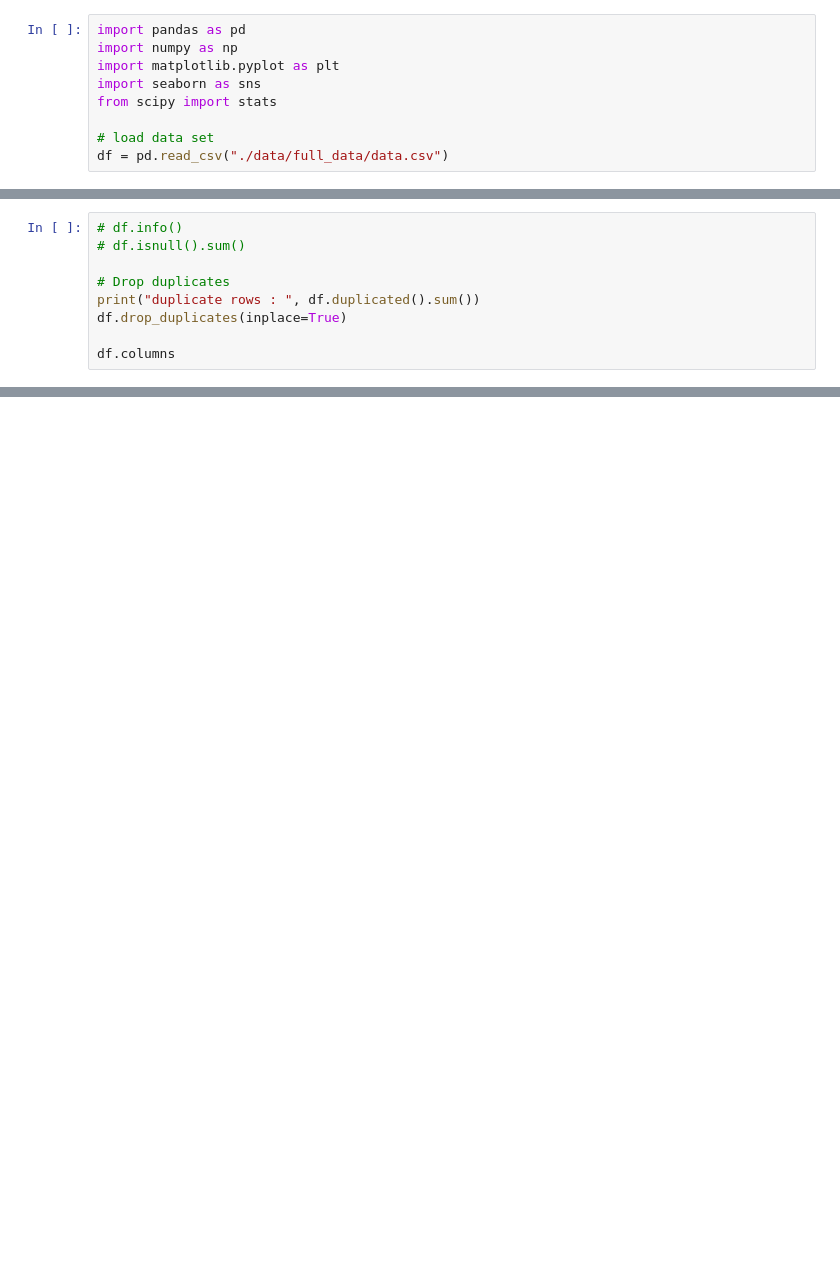
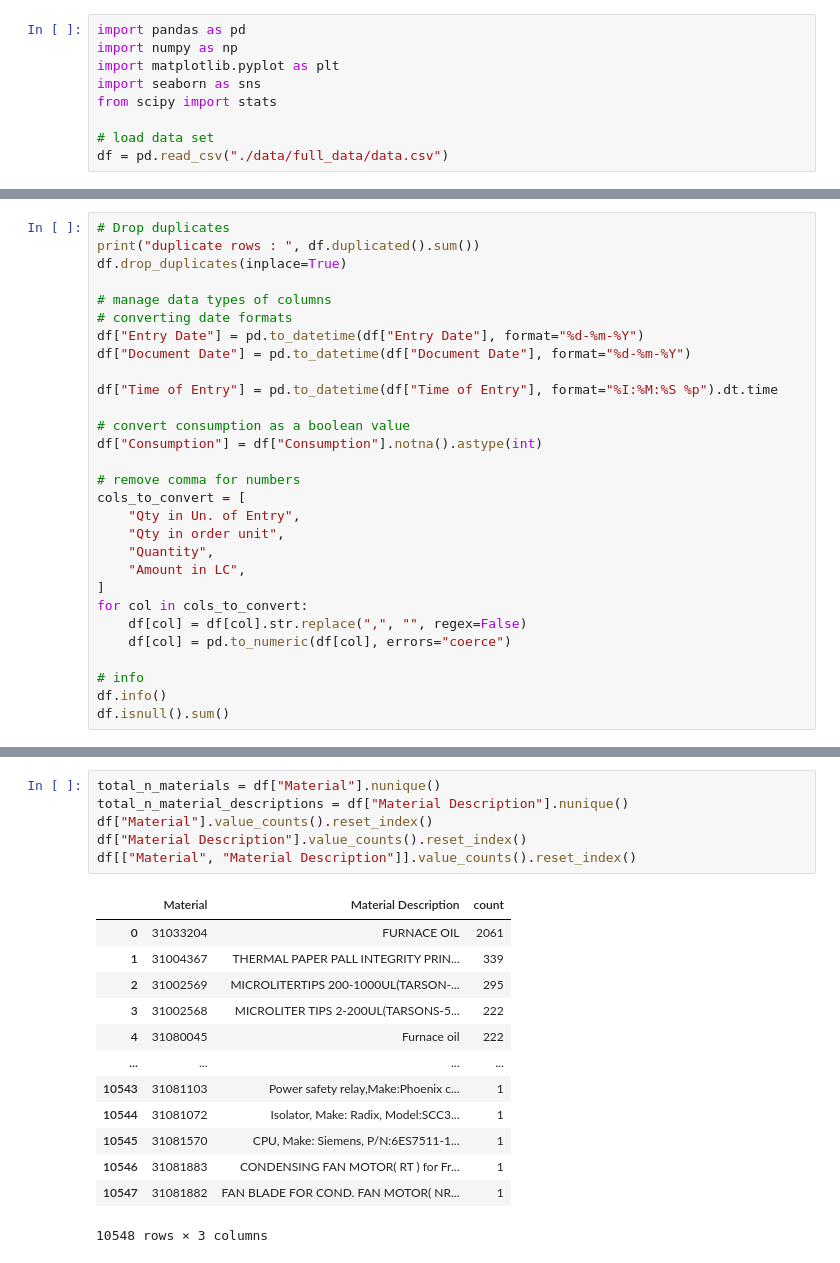
Before and after one commit to SoorajNeel/inventory_optimization_project, a Jupyter notebook: analysis.ipynb, the cells around one changed output, grey strips where cells are left out. Saved outputs shown, nothing was run; the diff lists cells and outputs as text; blank space fills up the shorter version.

```diff
--- a/analysis.ipynb
+++ b/analysis.ipynb
@@ -22,12 +24,32 @@ df = pd.read_csv("./data/full_data/data.csv")
 - Check for duplicate entries
 - Ensure correct data types
 # %%
-# df.info()
-# df.isnull().sum()
-
 # Drop duplicates
 print("duplicate rows : ", df.duplicated().sum())
 df.drop_duplicates(inplace=True)
 
-df.columns
+# manage data types of columns
+# converting date formats
+df["Entry Date"] = pd.to_datetime(df["Entry Date"], format="%d-%m-%Y")
+df["Document Date"] = pd.to_datetime(df["Document Date"], format="%d-%m-%Y")
+
+df["Time of Entry"] = pd.to_datetime(df["Time of Entry"], format="%I:%M:%S %p").dt.time
+
+# convert consumption as a boolean value
+df["Consumption"] = df["Consumption"].notna().astype(int)
+
+# remove comma for numbers
+cols_to_convert = [
+    "Qty in Un. of Entry",
+    "Qty in order unit",
+    "Quantity",
+    "Amount in LC",
+]
+for col in cols_to_convert:
+    df[col] = df[col].str.replace(",", "", regex=False)
+    df[col] = pd.to_numeric(df[col], errors="coerce")
+
+# info
+df.info()
+df.isnull().sum()
 # %% [output]
@@ -69,0 +100,20 @@ df.size
+# %%
+total_n_materials = df["Material"].nunique()
+total_n_material_descriptions = df["Material Description"].nunique()
+df["Material"].value_counts().reset_index()
+df["Material Description"].value_counts().reset_index()
+df[["Material", "Material Description"]].value_counts().reset_index()
+# %% [output]
+|  | Material | Material Description | count |
+| 0 | 31033204 | FURNACE OIL | 2061 |
+| 1 | 31004367 | THERMAL PAPER PALL INTEGRITY PRIN... | 339 |
+| 2 | 31002569 | MICROLITERTIPS 200-1000UL(TARSON-... | 295 |
+| 3 | 31002568 | MICROLITER TIPS 2-200UL(TARSONS-5... | 222 |
+| 4 | 31080045 | Furnace oil | 222 |
+| ... | ... | ... | ... |
+| 10543 | 31081103 | Power safety relay,Make:Phoenix c... | 1 |
+| 10544 | 31081072 | Isolator, Make: Radix, Model:SCC3... | 1 |
+| 10545 | 31081570 | CPU, Make: Siemens, P/N:6ES7511-1... | 1 |
+| 10546 | 31081883 | CONDENSING FAN MOTOR( RT ) for Fr... | 1 |
+| 10547 | 31081882 | FAN BLADE FOR COND. FAN MOTOR( NR... | 1 |
+10548 rows × 3 columns
```
Also changed, not shown: parts of 21 cells of this notebook, 4 other files.
